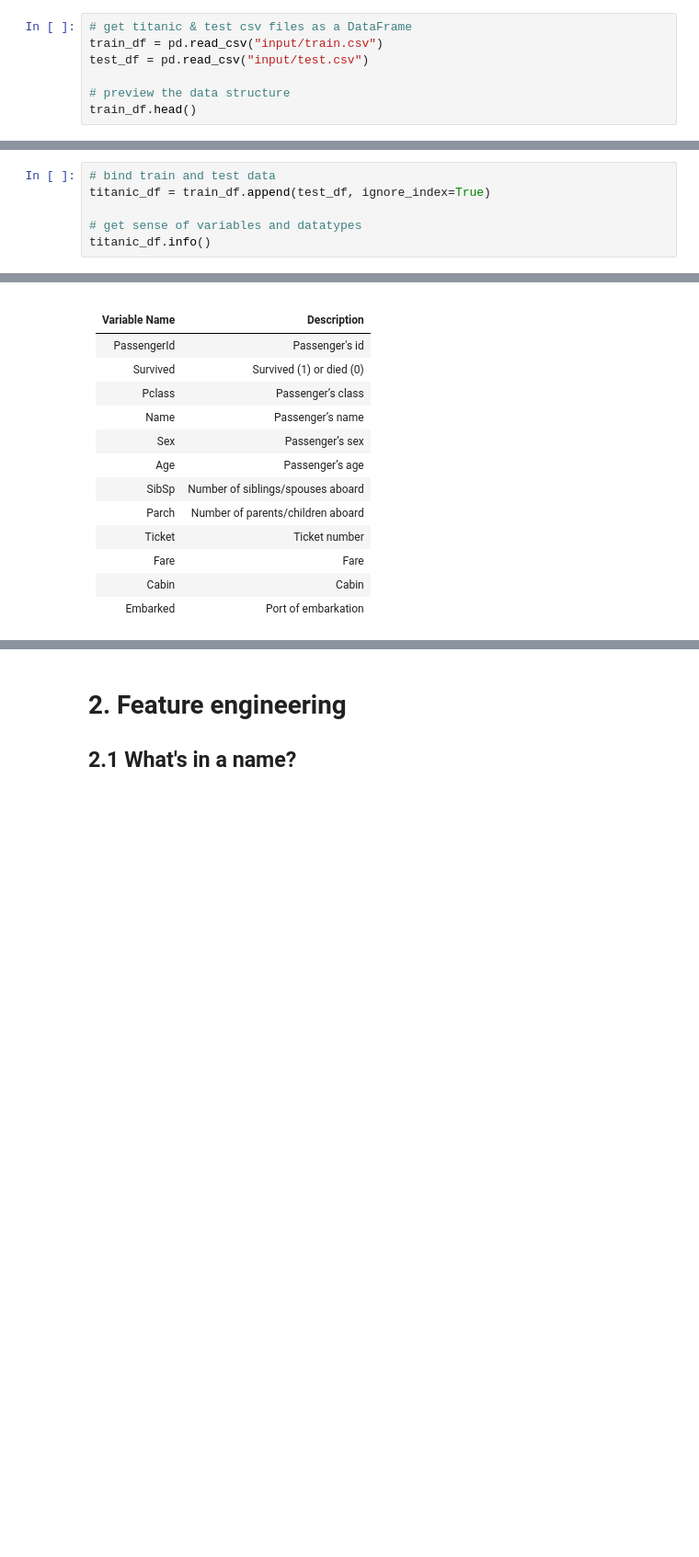
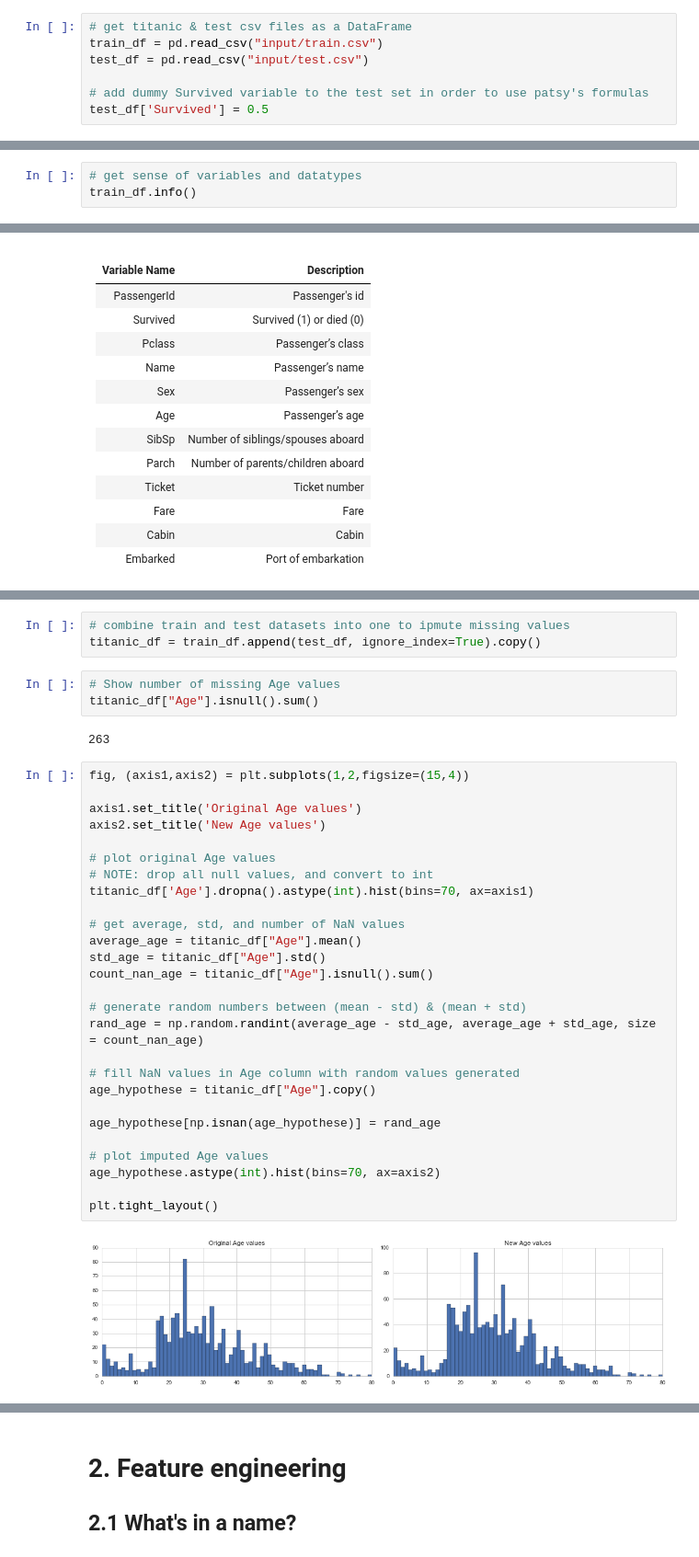
Before and after one commit to Overlytic/titanic, a Jupyter notebook: Titanic.ipynb, the cells around one changed output, grey strips where cells are left out. Shown at 92% size. Cells and saved outputs as stored; diff of their text form; blank space fills up the shorter version.

```diff
--- a/Titanic.ipynb
+++ b/Titanic.ipynb
@@ -49,5 +45,5 @@ Now that our packages are loaded, let’s read in and take a peek at the data.
 train_df = pd.read_csv("input/train.csv")
 test_df = pd.read_csv("input/test.csv")
 
-# preview the data structure
-train_df.head()
+# add dummy Survived variable to the test set in order to use patsy's formulas
+test_df['Survived'] = 0.5
@@ -61,8 +60,5 @@ train_df.head()
 # %%
-# bind train and test data
-titanic_df = train_df.append(test_df, ignore_index=True)
-
 # get sense of variables and datatypes
-titanic_df.info()
+train_df.info()
 # %% [output]
 <class 'pandas.core.frame.DataFrame'>
@@ -101,0 +233,37 @@ We’ve got a sense of our variables, their class type, and the first few observ
+# %%
+# combine train and test datasets into one to ipmute missing values
+titanic_df = train_df.append(test_df, ignore_index=True).copy()
+# %%
+# Show number of missing Age values
+titanic_df["Age"].isnull().sum()
+# %% [output]
+263
+# %%
+fig, (axis1,axis2) = plt.subplots(1,2,figsize=(15,4))
+
+axis1.set_title('Original Age values')
+axis2.set_title('New Age values')
+
+# plot original Age values
+# NOTE: drop all null values, and convert to int
+titanic_df['Age'].dropna().astype(int).hist(bins=70, ax=axis1)
+
+# get average, std, and number of NaN values
+average_age = titanic_df["Age"].mean()
+std_age = titanic_df["Age"].std()
+count_nan_age = titanic_df["Age"].isnull().sum()
+
+# generate random numbers between (mean - std) & (mean + std)
+rand_age = np.random.randint(average_age - std_age, average_age + std_age, size = count_nan_age)
+
+# fill NaN values in Age column with random values generated
+age_hypothese = titanic_df["Age"].copy()
+
+age_hypothese[np.isnan(age_hypothese)] = rand_age
+
+# plot imputed Age values
+age_hypothese.astype(int).hist(bins=70, ax=axis2)
+
+plt.tight_layout()
+# %% [output]
+[figure, added]
```
Also changed, not shown: parts of 39 cells of this notebook, 4 other files.
